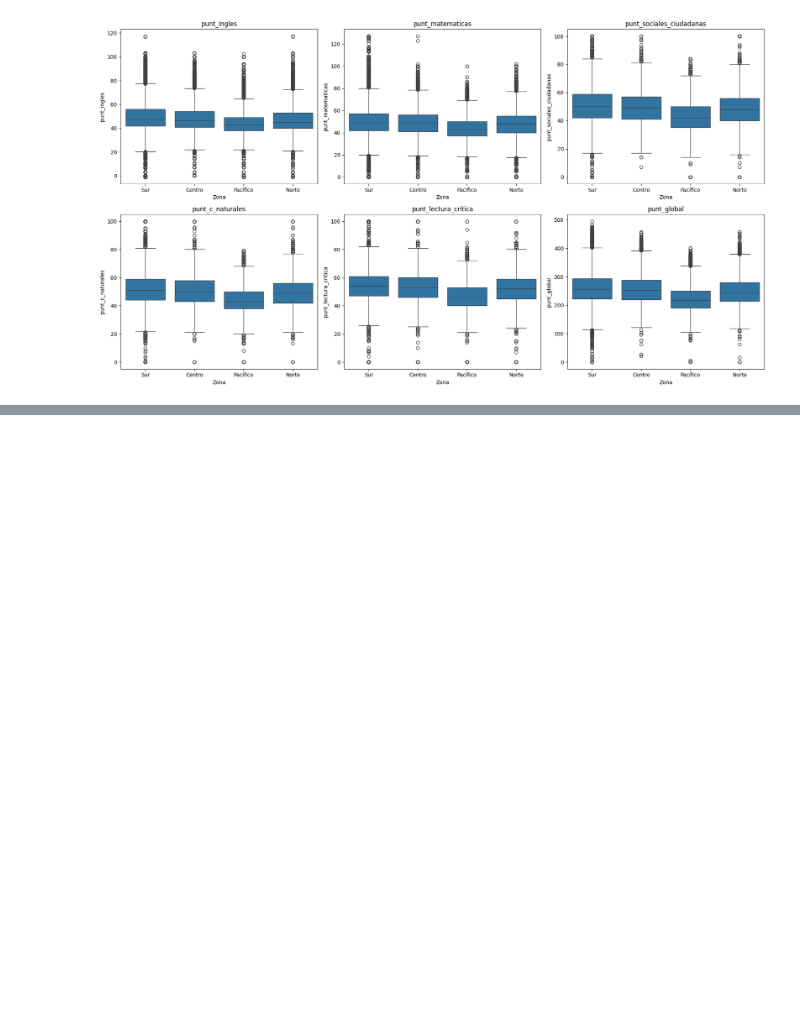
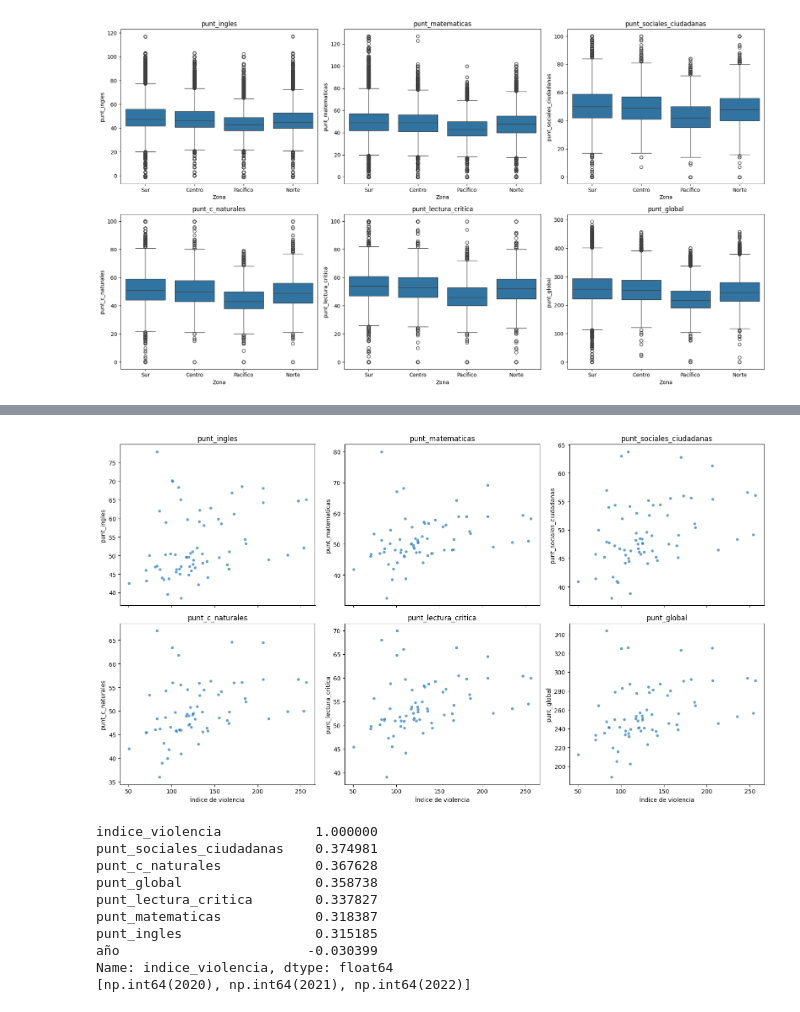
Before and after one commit to juancamilogoomezz/Proyecto-1, a Jupyter notebook: Notebook Consultas Violencia.ipynb, the cells around one changed output, grey strips where cells are left out. Drawn from its saved outputs; the diff is of its cells as text; code cells hidden in the pictures; blank space fills up the shorter version.

Commit message:
todos los indices de violencia por separado

```diff
--- a/Notebook Consultas Violencia.ipynb
+++ b/Notebook Consultas Violencia.ipynb
@@ -274,7 +272,7 @@ Columna:estrato_num , Ejemplo: 2.0
 # %% [markdown]
 ## Por municipios
 # %%
-municipios= df[["cole_mcpio_ubicacion","punt_ingles","punt_matematicas",
+municipios= df[["año","cole_mcpio_ubicacion","punt_ingles","punt_matematicas",
                                       "punt_sociales_ciudadanas","punt_c_naturales",
                                       "punt_lectura_critica","punt_global"]]
 
@@ -349,6 +347,9 @@ mapazonas= {
 municipios["Zona"] = municipios["cole_mcpio_ubicacion"].map(mapazonas)
 #print(municipios.groupby("Zona").size())
 #municipios[municipios["Zona"].isna()]
+municipios.head()
+
+municipios["año"].astype(int)
 # %% [output]
 A value is trying to be set on a copy of a slice from a DataFrame.
 Try using .loc[row_indexer,col_indexer] = value instead
@@ -418,0 +422,11 @@ indicesviolencia.describe()
+# %%
+municipos2020s=municipios[municipios["año"].astype(int)>=2020]
+
+#municipios.info()
+
+
+
+
+#x=municipos2020s.groupby(["cole_mcpio_ubicacion","año"],as_index=False)
+#x.head()
+municipos2020s.shape
@@ -418,0 +472,44 @@ indicesviolencia.describe()
+# %%
+#print(categorias)
+munivio_agg = (muni_vio
+    .groupby(["cole_mcpio_ubicacion", "año"], as_index=False)
+    .agg(
+        indice_violencia=("indice_violencia", "first"),
+        **{col: (col, "mean") for col in categorias}
+    )
+)
+
+# scatterplots
+fig, axes = plt.subplots(2, 3, figsize=(16, 9), sharex=True)
+axes = axes.flatten()
+
+for ax, col in zip(axes, categorias):
+    sns.scatterplot(
+        data=munivio_agg,
+        x="indice_violencia",
+        y=col,
+        ax=ax,
+        s=25,
+        alpha=0.7
+    )
+    ax.set_title(col)
+    ax.set_xlabel("Índice de violencia")
+    ax.set_ylabel(col)
+
+plt.tight_layout()
+plt.show()
+
+print(munivio_agg.corr(numeric_only=True)["indice_violencia"].sort_values(ascending=False))
+print(sorted(munivio_agg["año"].unique()))
+# %% [output]
+[figure, added]
+indice_violencia            1.000000
+punt_sociales_ciudadanas    0.374981
+punt_c_naturales            0.367628
+punt_global                 0.358738
+punt_lectura_critica        0.337827
+punt_matematicas            0.318387
+punt_ingles                 0.315185
+año                        -0.030399
+Name: indice_violencia, dtype: float64
+[np.int64(2020), np.int64(2021), np.int64(2022)]
```
Also changed, not shown: parts of 28 cells of this notebook, 2 other files.
